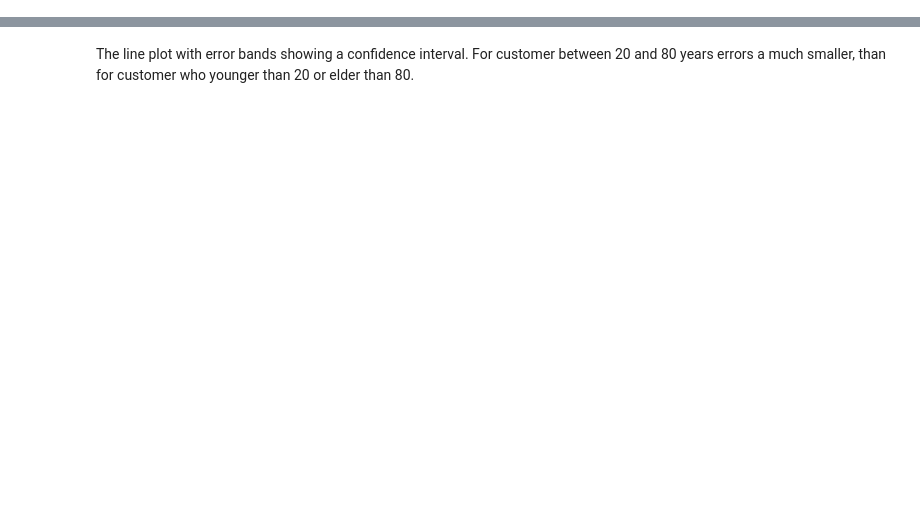
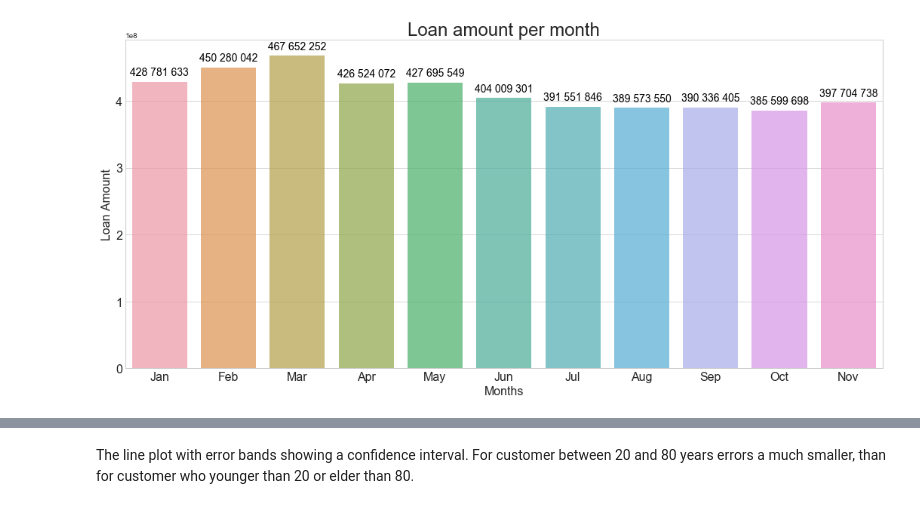
Before and after one commit to SvetlanaCipiseva/CreditScoring, a Jupyter notebook: credit_scoring.ipynb, the cells around one changed output, grey strips where cells are left out. Cells and saved outputs as stored; diff of their text form; code cells hidden in the pictures; blank space fills up the shorter version.

```diff
--- a/credit_scoring.ipynb
+++ b/credit_scoring.ipynb
@@ -125,0 +28,2 @@ lineplot(df,
+# %%
+df_original=Dataset.get_data()
@@ -125,0 +55,2 @@ lineplot(df,
+# %%
+df=clean_dataset(df_original)
@@ -125,0 +105,10 @@ lineplot(df,
+# %%
+tmp=df.groupby(df['DisbursementDate'].dt.month)['Amount']. \
+        sum().reset_index(name="LoanAmount").sort_values('DisbursementDate')
+loan_amount_per_month_mean=tmp.LoanAmount.mean()
+loan_amount_per_month_max=tmp.LoanAmount.max()
+for i in range(len(tmp.DisbursementDate)):
+    tmp.DisbursementDate[i]=calendar.month_abbr[i+1]
+barplot(tmp, 'DisbursementDate','LoanAmount', 'Loan amount per month', 'Months', 'Loan Amount')
+# %% [output]
+[figure, added]
```
Also changed, not shown: parts of 72 cells of this notebook, 4 other files.
